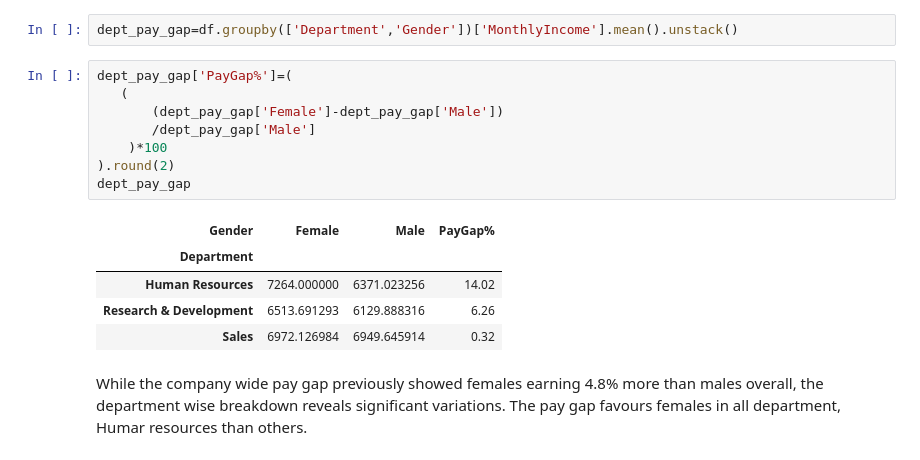
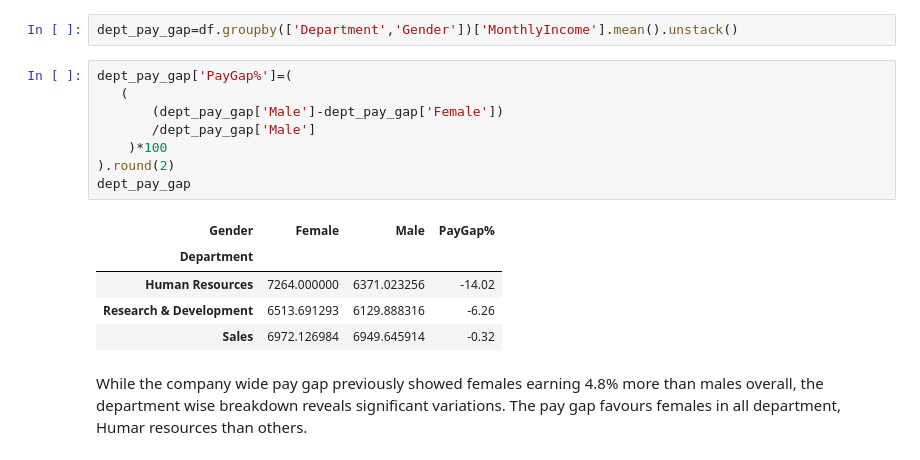
Before and after one commit to ilinthm26/Gender-Inclusivity-and-Pay-Gap-Analysis, a Jupyter notebook: IBM_Gender_Inclusivity_and_Pay_Gap_EDA_KPI_Analysis.ipynb, the cells around one changed output. Saved outputs shown, nothing was run; the diff lists cells and outputs as text.

```diff
--- a/IBM_Gender_Inclusivity_and_Pay_Gap_EDA_KPI_Analysis.ipynb
+++ b/IBM_Gender_Inclusivity_and_Pay_Gap_EDA_KPI_Analysis.ipynb
@@ -183,17 +189,17 @@ dept_pay_gap=df.groupby(['Department','Gender'])['MonthlyIncome'].mean().unstack
 # %%
 dept_pay_gap['PayGap%']=(
    (
-       (dept_pay_gap['Female']-dept_pay_gap['Male'])
+       (dept_pay_gap['Male']-dept_pay_gap['Female'])
        /dept_pay_gap['Male']
     )*100
 ).round(2)
 dept_pay_gap
 # %% [output]
 | Gender | Female | Male | PayGap% |
 | Department |  |  |  |
-| Human Resources | 7264.000000 | 6371.023256 | 14.02 |
-| Research & Development | 6513.691293 | 6129.888316 | 6.26 |
-| Sales | 6972.126984 | 6949.645914 | 0.32 |
+| Human Resources | 7264.000000 | 6371.023256 | -14.02 |
+| Research & Development | 6513.691293 | 6129.888316 | -6.26 |
+| Sales | 6972.126984 | 6949.645914 | -0.32 |
 # %% [markdown]
 While the company wide pay gap previously showed females earning 4.8% more than males overall, the department wise breakdown reveals significant variations. The pay gap favours females in all department, Humar resources than others.
 # %% [markdown]
```
Also changed, not shown: parts of 3 cells of this notebook.
